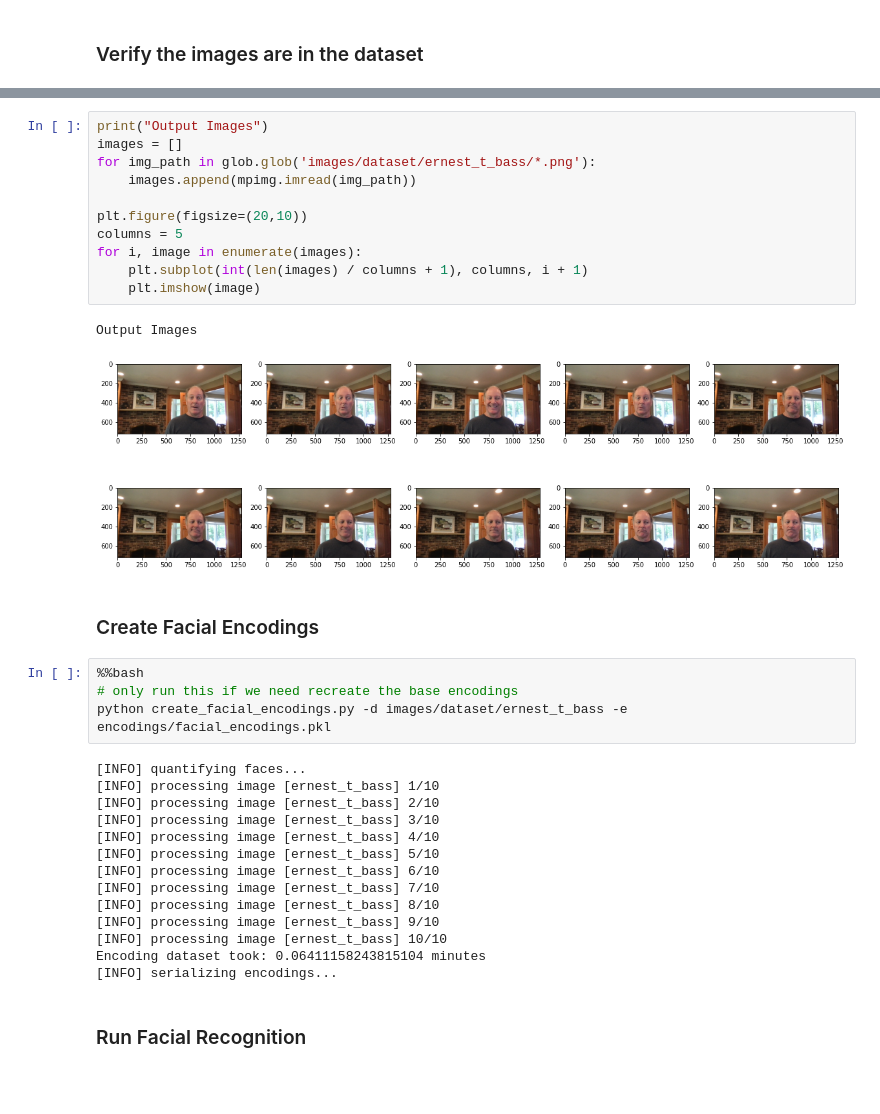
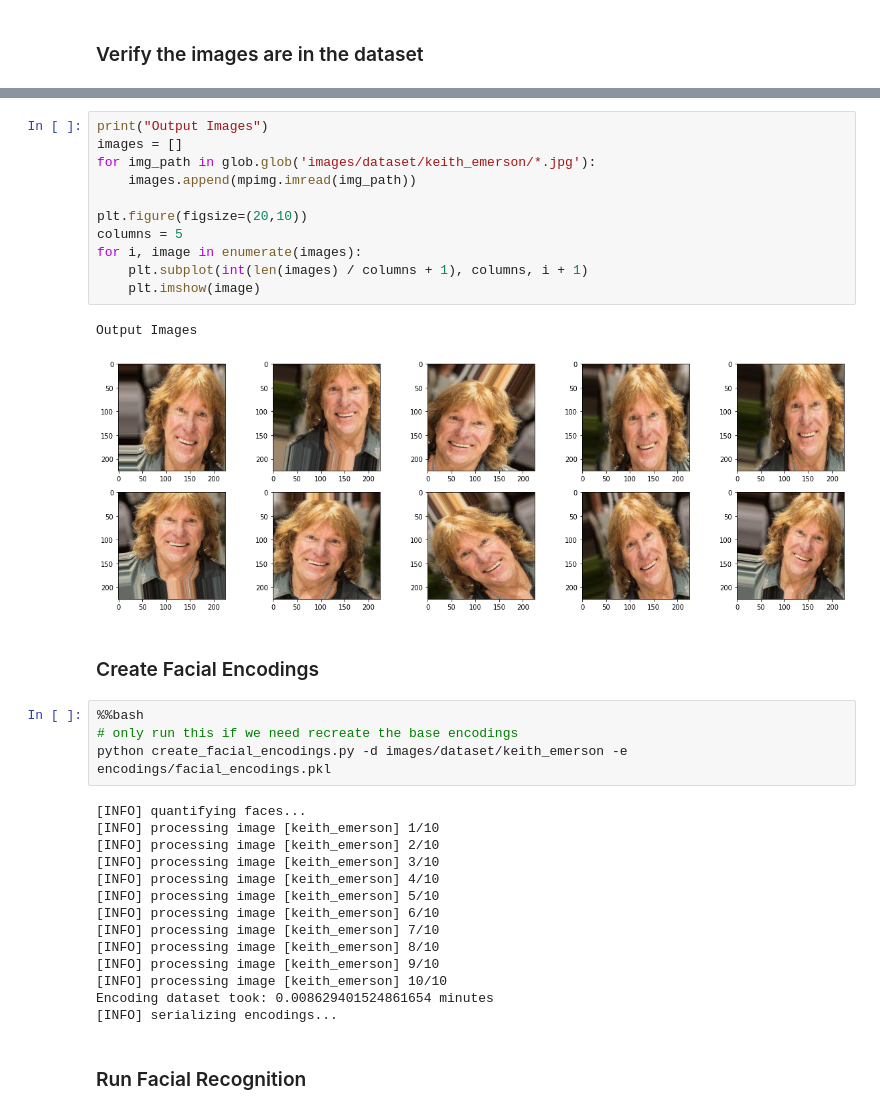
Before and after one commit to youngsoul/facial_recognition_101, a Jupyter notebook: Facial_Recognition_101.ipynb, the cells around one changed output, grey strips where cells are left out. Cells and saved outputs as stored; diff of their text form; blank space fills up the shorter version.

```diff
--- a/Facial_Recognition_101.ipynb
+++ b/Facial_Recognition_101.ipynb
@@ -408,36 +393,36 @@ images/dataset
 # %%
 print("Output Images")
 images = []
-for img_path in glob.glob('images/dataset/ernest_t_bass/*.png'):
+for img_path in glob.glob('images/dataset/keith_emerson/*.jpg'):
     images.append(mpimg.imread(img_path))
 
 plt.figure(figsize=(20,10))
 columns = 5
 for i, image in enumerate(images):
     plt.subplot(int(len(images) / columns + 1), columns, i + 1)
     plt.imshow(image)
 # %% [output]
 Output Images
-[figure, old version]
+[figure, new version]
 # %% [markdown]
 ### Create Facial Encodings
 # %%
 %%bash
 # only run this if we need recreate the base encodings
-python create_facial_encodings.py -d images/dataset/ernest_t_bass -e encodings/facial_encodings.pkl
+python create_facial_encodings.py -d images/dataset/keith_emerson -e encodings/facial_encodings.pkl
 # %% [output]
 [INFO] quantifying faces...
-[INFO] processing image [ernest_t_bass] 1/10
-[INFO] processing image [ernest_t_bass] 2/10
-[INFO] processing image [ernest_t_bass] 3/10
-[INFO] processing image [ernest_t_bass] 4/10
-[INFO] processing image [ernest_t_bass] 5/10
-[INFO] processing image [ernest_t_bass] 6/10
-[INFO] processing image [ernest_t_bass] 7/10
-[INFO] processing image [ernest_t_bass] 8/10
-[INFO] processing image [ernest_t_bass] 9/10
-[INFO] processing image [ernest_t_bass] 10/10
-Encoding dataset took: 0.06411158243815104 minutes
+[INFO] processing image [keith_emerson] 1/10
+[INFO] processing image [keith_emerson] 2/10
+[INFO] processing image [keith_emerson] 3/10
+[INFO] processing image [keith_emerson] 4/10
+[INFO] processing image [keith_emerson] 5/10
+[INFO] processing image [keith_emerson] 6/10
+[INFO] processing image [keith_emerson] 7/10
+[INFO] processing image [keith_emerson] 8/10
+[INFO] processing image [keith_emerson] 9/10
+[INFO] processing image [keith_emerson] 10/10
+Encoding dataset took: 0.008629401524861654 minutes
 [INFO] serializing encodings...
 # %% [markdown]
 ### Run Facial Recognition
```
Also changed, not shown: parts of 12 cells of this notebook, 12 other files.
